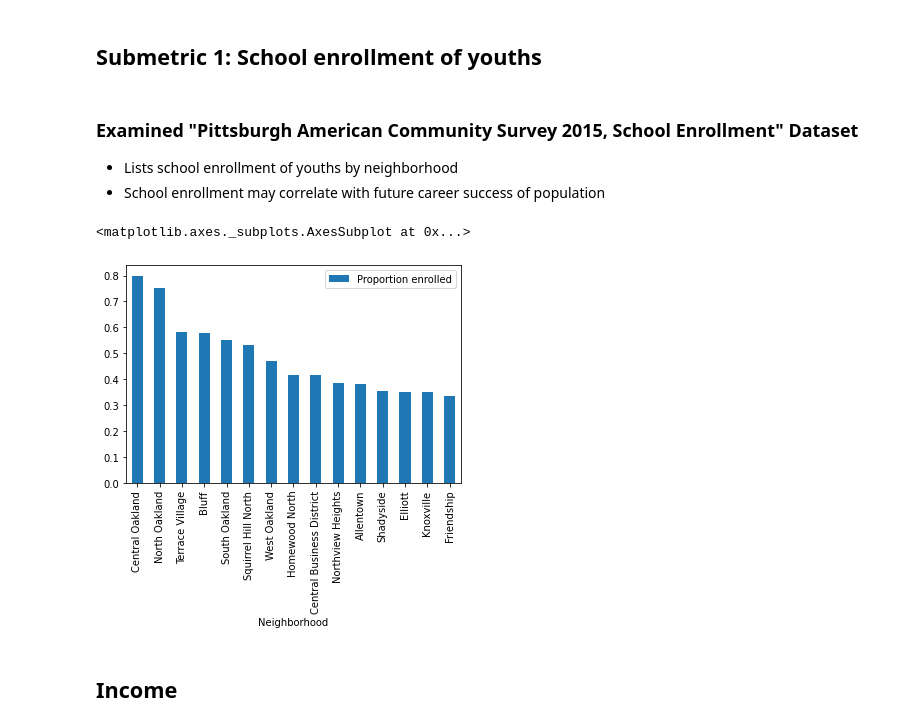
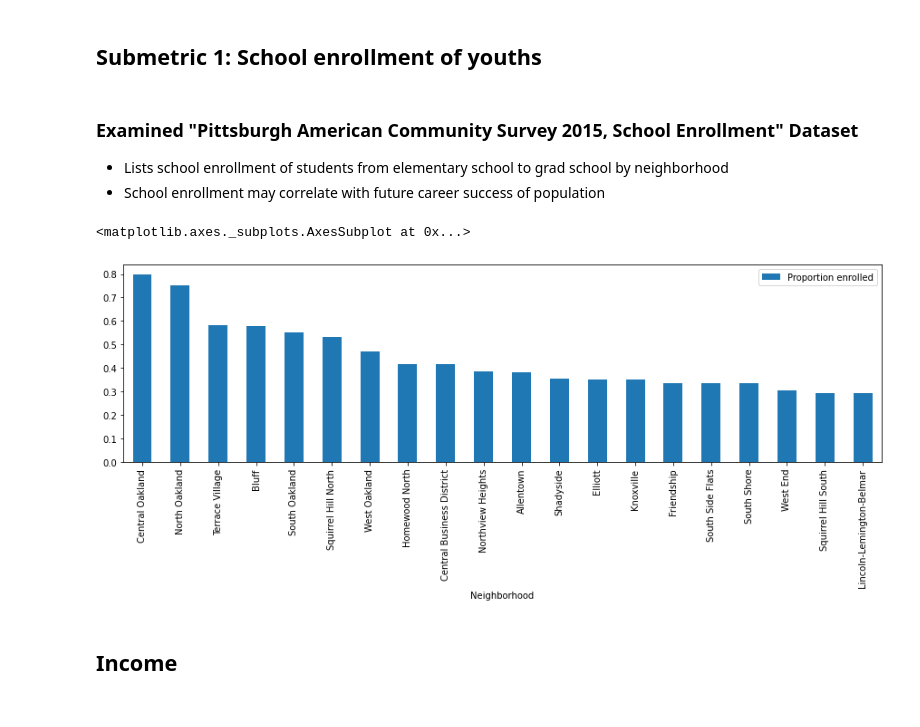
Before and after one commit to akrishan11/big-ideas-final-project, a Jupyter notebook: Best-Neighborhood.ipynb, the cells around one changed output. Drawn from its saved outputs; the diff is of its cells as text; code cells hidden in the pictures.

Commit message:
Update best neighborhood

```diff
--- a/Best-Neighborhood.ipynb
+++ b/Best-Neighborhood.ipynb
@@ -12,25 +12,25 @@
 ## Submetric 1: School enrollment of youths
 # %% [markdown]
 ### Examined "Pittsburgh American Community Survey 2015, School Enrollment" Dataset
-- Lists school enrollment of youths by neighborhood
+- Lists school enrollment of students from elementary school to grad school by neighborhood
 - School enrollment may correlate with future career success of population
 # %%
 import pandas as pd
 
 df_enroll = pd.read_csv("School-Enrollment.csv", sep=",")
 
 # Adds column which calculates the ratio of children enrolled in school to total children
 
 df_enroll["Proportion enrolled"]= df_enroll["Estimate; Enrolled in school:"]/df_enroll["Estimate; Total:"]
 
 #Sorts neighborhoods by this ratio in descending order and creates a bar graph of the top 15
 
 df_enroll_sort= df_enroll.sort_values("Proportion enrolled", ascending=False)
 
-df_enroll_sort.iloc[:15].plot.bar(x='Neighborhood', y='Proportion enrolled')
+df_enroll_sort.iloc[:20].plot.bar(x='Neighborhood', y='Proportion enrolled', figsize=(15,4))
 # %% [output]
 <matplotlib.axes._subplots.AxesSubplot at 0x...>
-[figure, old version]
+[figure, new version]
 # %% [markdown]
 ## Income
 # %% [markdown]
```
Also changed, not shown: parts of 3 cells of this notebook.
